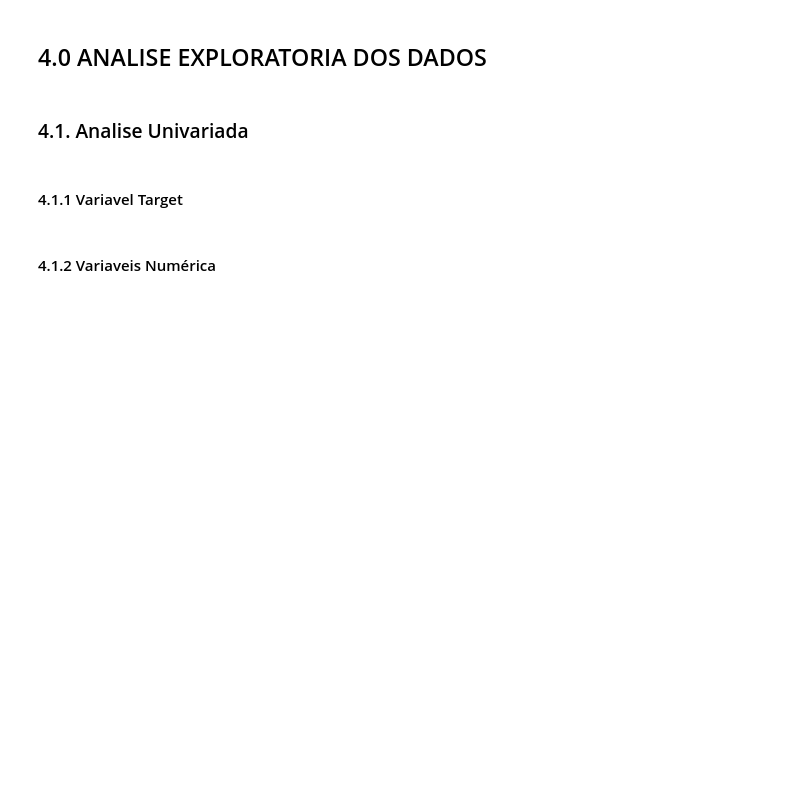
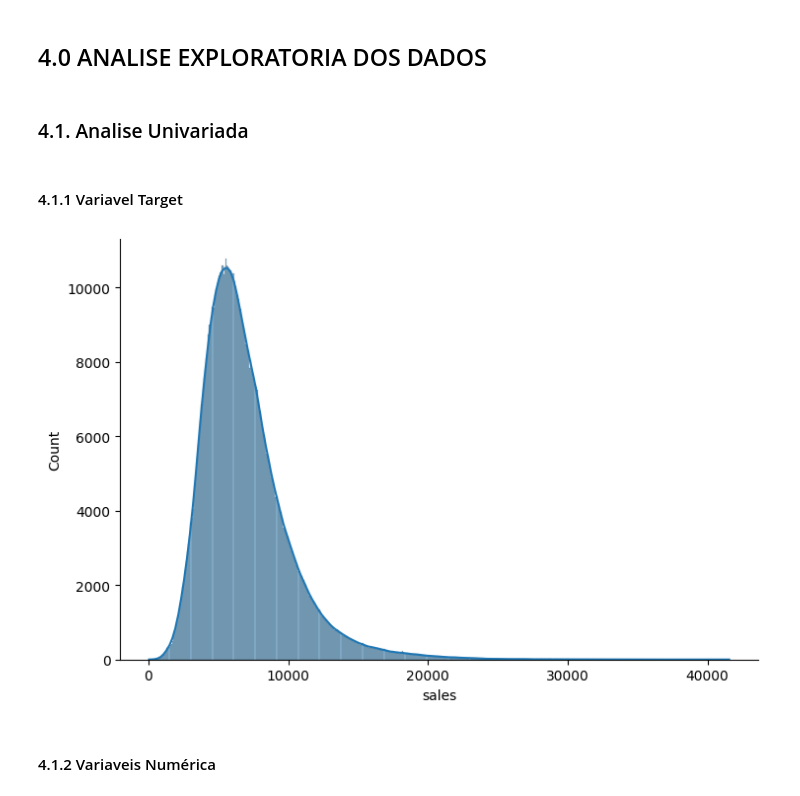
Before and after one commit to OliveiraMatheuss/Rossmann-Sales, a Jupyter notebook: P4_EDA.ipynb, the cells around one changed output. Cells and saved outputs as stored; diff of their text form; code cells hidden in the pictures; blank space fills up the shorter version.

```diff
--- a/P4_EDA.ipynb
+++ b/P4_EDA.ipynb
@@ -17,5 +17,10 @@ df4 = pd.read_csv('data/df3_tratado.csv')
 ### 4.1. Analise Univariada
 # %% [markdown]
 #### 4.1.1 Variavel Target
+# %%
+sns.displot(df4['sales'], aspect= 1.5, kde = True )
+plt.show()
+# %% [output]
+[figure, added]
 # %% [markdown]
 #### 4.1.2 Variaveis Numérica
```
Also changed, not shown: parts of 4 cells of this notebook, 1 other file.
